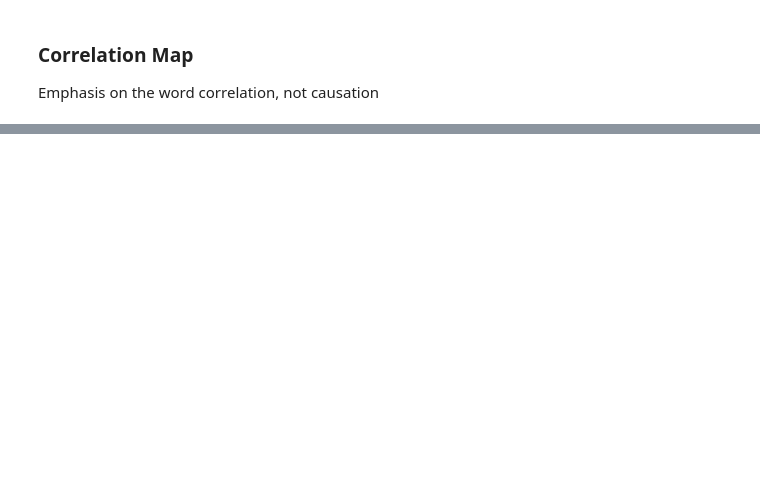
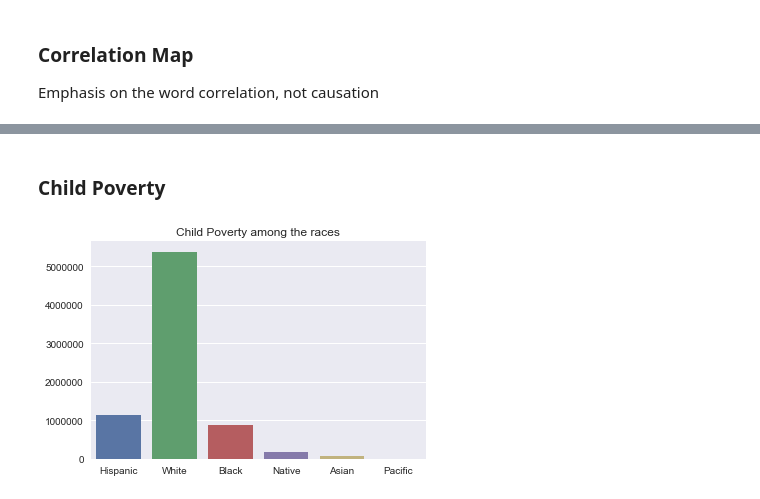
Before and after one commit to pstetz/Kaggle, a Jupyter notebook: in_progress/census/race_focus.ipynb, the cells around one changed output, grey strips where cells are left out. Saved outputs shown, nothing was run; the diff lists cells and outputs as text; code cells hidden in the pictures; blank space fills up the shorter version.

```diff
--- a/in_progress/census/race_focus.ipynb
+++ b/in_progress/census/race_focus.ipynb
@@ -137,0 +138,12 @@ _ = sns.heatmap(census[cols].corr(), vmax=.8, cmap = "coolwarm", annot=True)
+# %% [markdown]
+### Child Poverty
+# %%
+races = ['Hispanic', 'White', 'Black', 'Native', 'Asian', 'Pacific']
+child_poverty = list()
+
+for race in races:
+    child_poverty.append((census.ChildPoverty * census[race]).sum())
+
+_ = sns.barplot(races, child_poverty).set(title="Child Poverty among the races")
+# %% [output]
+[figure, added]
```
Also changed, not shown: parts of 5 cells of this notebook, 5 other files.
